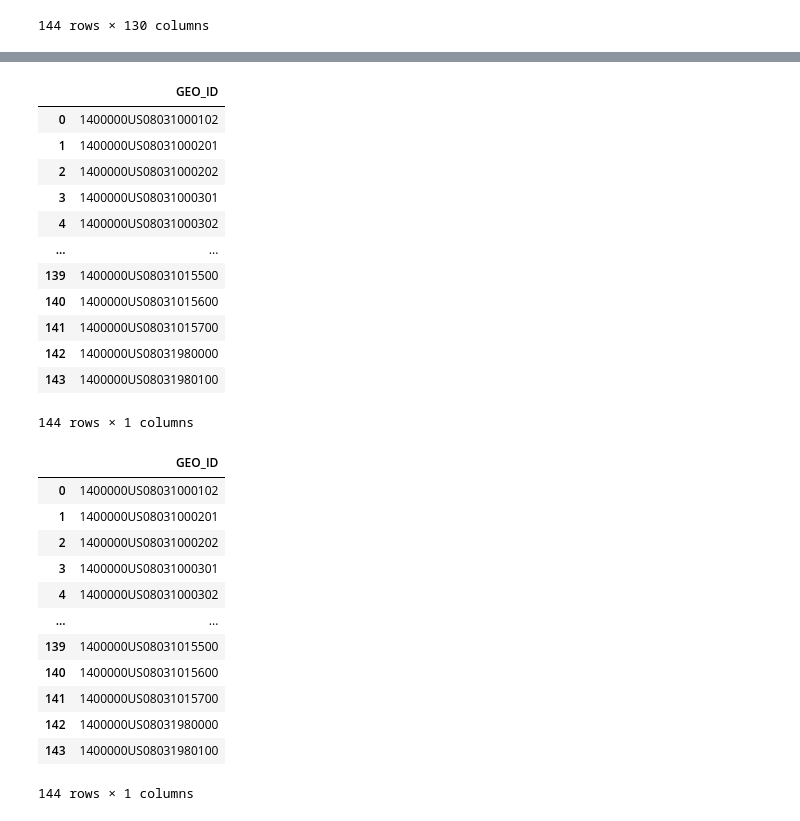
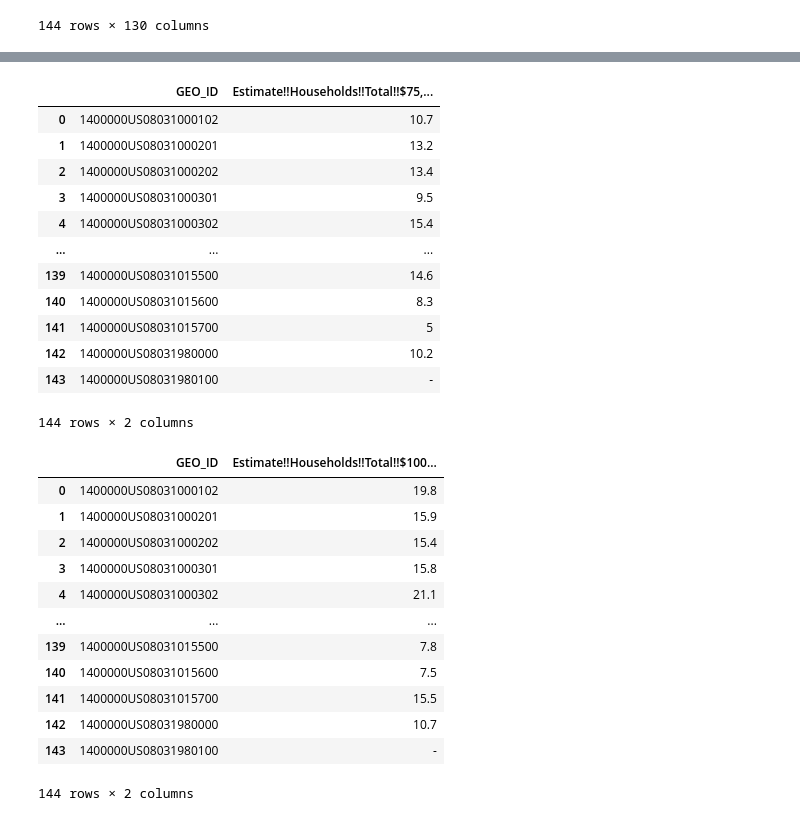
Before and after one commit to LinzStearns/CO_real_estate, a Jupyter notebook: 2017 income.ipynb, the cells around one changed output, grey strips where cells are left out. Cells and saved outputs as stored; diff of their text form; code cells hidden in the pictures.

```diff
--- a/2017 income.ipynb
+++ b/2017 income.ipynb
@@ -74,38 +90,38 @@ income_df75
 # %%
 # Keep columns: income greater than 75K, less than 100K
-income_df_greaterthan75  = income_df.filter(['GEO_ID','Households!!Estimate!!$75,000 to $99,999'])
+income_df_greaterthan75  = income_df.filter(['GEO_ID','Estimate!!Households!!Total!!$75,000 to $99,999'])
 income_df_greaterthan75
 # %% [output]
-|  | GEO_ID |
-| 0 | 1400000US08031000102 |
-| 1 | 1400000US08031000201 |
-| 2 | 1400000US08031000202 |
-| 3 | 1400000US08031000301 |
-| 4 | 1400000US08031000302 |
-| ... | ... |
-| 139 | 1400000US08031015500 |
-| 140 | 1400000US08031015600 |
-| 141 | 1400000US08031015700 |
-| 142 | 1400000US08031980000 |
-| 143 | 1400000US08031980100 |
+|  | GEO_ID | Estimate!!Households!!Total!!$75,... |
+| 0 | 1400000US08031000102 | 10.7 |
+| 1 | 1400000US08031000201 | 13.2 |
+| 2 | 1400000US08031000202 | 13.4 |
+| 3 | 1400000US08031000301 | 9.5 |
+| 4 | 1400000US08031000302 | 15.4 |
+| ... | ... | ... |
+| 139 | 1400000US08031015500 | 14.6 |
+| 140 | 1400000US08031015600 | 8.3 |
+| 141 | 1400000US08031015700 | 5 |
+| 142 | 1400000US08031980000 | 10.2 |
+| 143 | 1400000US08031980100 | - |
-144 rows × 1 columns
+144 rows × 2 columns
 # %%
 # Keep columns: income greater than 100K, less than 150K
-income_df_greaterthan100  = income_df.filter(['GEO_ID','Households!!Estimate!!$100,000 to $149,999'])
+income_df_greaterthan100  = income_df.filter(['GEO_ID','Estimate!!Households!!Total!!$100,000 to $149,999'])
 income_df_greaterthan100
 # %% [output]
-|  | GEO_ID |
-| 0 | 1400000US08031000102 |
-| 1 | 1400000US08031000201 |
-| 2 | 1400000US08031000202 |
-| 3 | 1400000US08031000301 |
-| 4 | 1400000US08031000302 |
-| ... | ... |
-| 139 | 1400000US08031015500 |
-| 140 | 1400000US08031015600 |
-| 141 | 1400000US08031015700 |
-| 142 | 1400000US08031980000 |
-| 143 | 1400000US08031980100 |
+|  | GEO_ID | Estimate!!Households!!Total!!$100... |
+| 0 | 1400000US08031000102 | 19.8 |
+| 1 | 1400000US08031000201 | 15.9 |
+| 2 | 1400000US08031000202 | 15.4 |
+| 3 | 1400000US08031000301 | 15.8 |
+| 4 | 1400000US08031000302 | 21.1 |
+| ... | ... | ... |
+| 139 | 1400000US08031015500 | 7.8 |
+| 140 | 1400000US08031015600 | 7.5 |
+| 141 | 1400000US08031015700 | 15.5 |
+| 142 | 1400000US08031980000 | 10.7 |
+| 143 | 1400000US08031980100 | - |
-144 rows × 1 columns
+144 rows × 2 columns
 # %%
 # Keep columns: income greater than 150K, less than 200K
```
Also changed, not shown: parts of 5 cells of this notebook.
